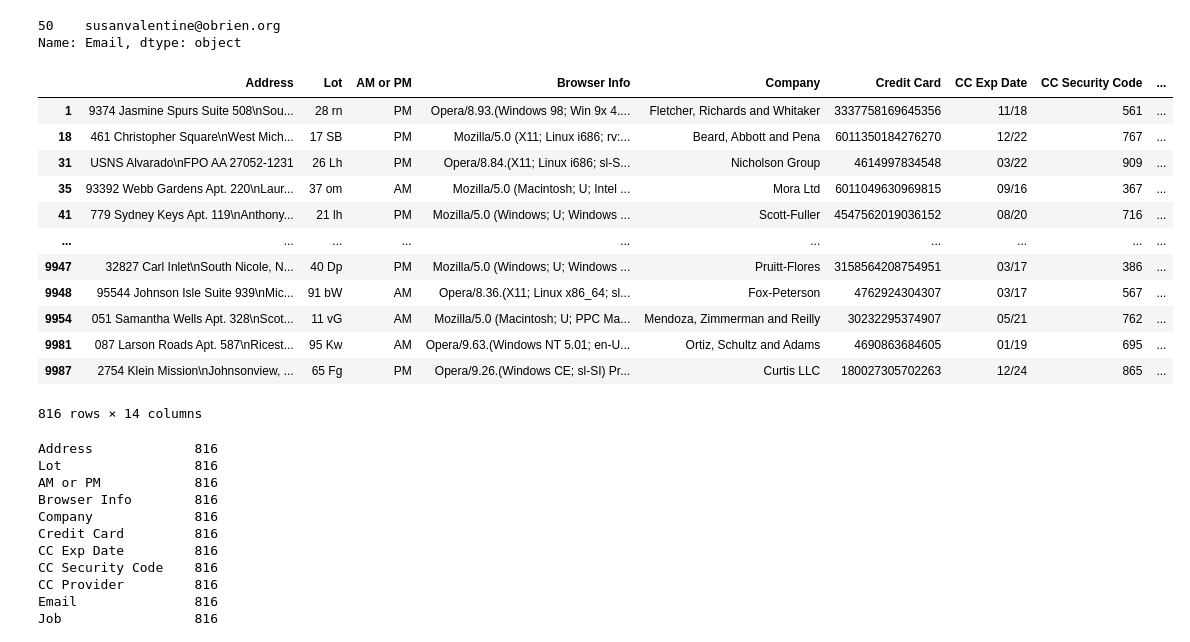
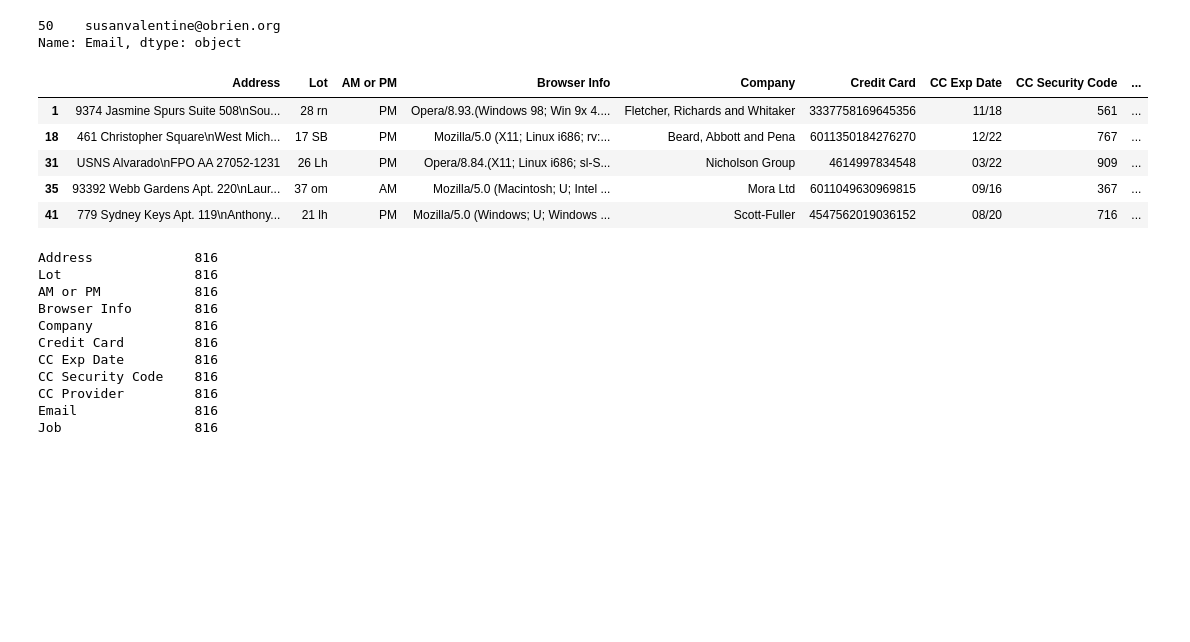
Before and after one commit to ANALYSTDIKSHA/ecommerce-project, a Jupyter notebook: ecommerce full project-2.ipynb, the cells around one changed output. Cells and saved outputs as stored; diff of their text form; code cells hidden in the pictures; blank space fills up the shorter version.

```diff
--- a/ecommerce full project-2.ipynb
+++ b/ecommerce full project-2.ipynb
@@ -247,19 +246,12 @@ Name: Email, dtype: object
 # %%
 # people who use mastercard credit card
 
-df[df["CC Provider"] == "Mastercard"]
+df[df["CC Provider"] == "Mastercard"].head()
 # %% [output]
 |  | Address | Lot | AM or PM | Browser Info | Company | Credit Card | CC Exp Date | CC Security Code | ... |
 | 1 | 9374 Jasmine Spurs Suite 508\nSou... | 28 rn | PM | Opera/8.93.(Windows 98; Win 9x 4.... | Fletcher, Richards and Whitaker | 3337758169645356 | 11/18 | 561 | ... |
 | 18 | 461 Christopher Square\nWest Mich... | 17 SB | PM | Mozilla/5.0 (X11; Linux i686; rv:... | Beard, Abbott and Pena | 6011350184276270 | 12/22 | 767 | ... |
 | 31 | USNS Alvarado\nFPO AA 27052-1231 | 26 Lh | PM | Opera/8.84.(X11; Linux i686; sl-S... | Nicholson Group | 4614997834548 | 03/22 | 909 | ... |
 | 35 | 93392 Webb Gardens Apt. 220\nLaur... | 37 om | AM | Mozilla/5.0 (Macintosh; U; Intel ... | Mora Ltd | 6011049630969815 | 09/16 | 367 | ... |
 | 41 | 779 Sydney Keys Apt. 119\nAnthony... | 21 lh | PM | Mozilla/5.0 (Windows; U; Windows ... | Scott-Fuller | 4547562019036152 | 08/20 | 716 | ... |
-| ... | ... | ... | ... | ... | ... | ... | ... | ... | ... |
-| 9947 | 32827 Carl Inlet\nSouth Nicole, N... | 40 Dp | PM | Mozilla/5.0 (Windows; U; Windows ... | Pruitt-Flores | 3158564208754951 | 03/17 | 386 | ... |
-| 9948 | 95544 Johnson Isle Suite 939\nMic... | 91 bW | AM | Opera/8.36.(X11; Linux x86_64; sl... | Fox-Peterson | 4762924304307 | 03/17 | 567 | ... |
-| 9954 | 051 Samantha Wells Apt. 328\nScot... | 11 vG | AM | Mozilla/5.0 (Macintosh; U; PPC Ma... | Mendoza, Zimmerman and Reilly | 30232295374907 | 05/21 | 762 | ... |
-| 9981 | 087 Larson Roads Apt. 587\nRicest... | 95 Kw | AM | Opera/9.63.(Windows NT 5.01; en-U... | Ortiz, Schultz and Adams | 4690863684605 | 01/19 | 695 | ... |
-| 9987 | 2754 Klein Mission\nJohnsonview, ... | 65 Fg | PM | Opera/9.26.(Windows CE; sl-SI) Pr... | Curtis LLC | 180027305702263 | 12/24 | 865 | ... |
-816 rows × 14 columns
 # %%
```
Also changed, not shown: parts of 20 cells of this notebook.
